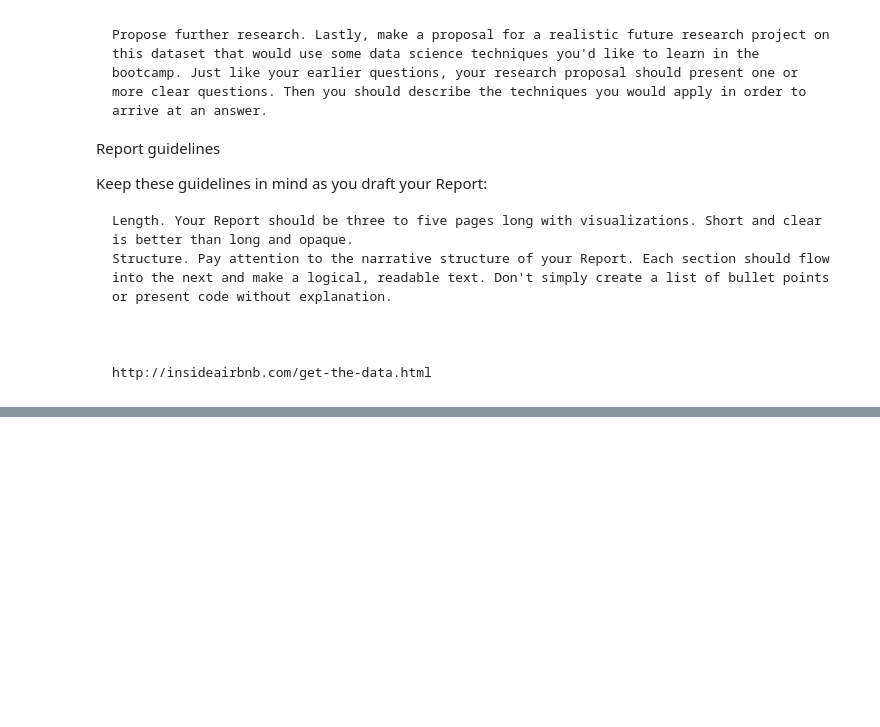
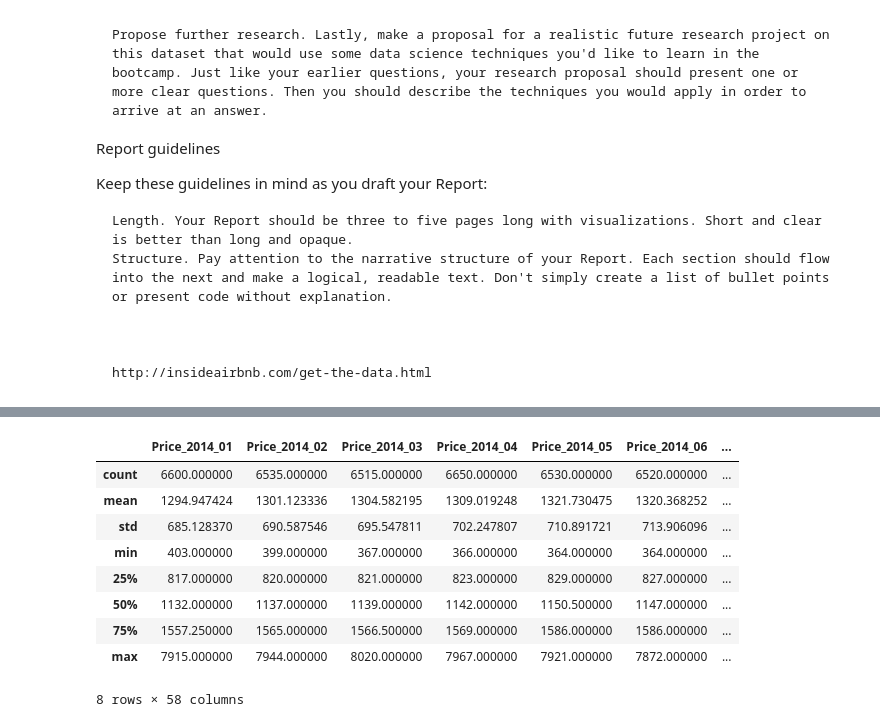
Before and after one commit to mahmoudheshmat/learn-datascience, a Jupyter notebook: Fundamentals/4.2.2 Analytic Report and Research Proposal - airbnb.ipynb, the cells around one changed output, grey strips where cells are left out. Cells and saved outputs as stored; diff of their text form; code cells hidden in the pictures; blank space fills up the shorter version.

```diff
--- a/Fundamentals/4.2.2 Analytic Report and Research Proposal - airbnb.ipynb
+++ b/Fundamentals/4.2.2 Analytic Report and Research Proposal - airbnb.ipynb
@@ -27,0 +48,15 @@ import scipy.stats as stats
+# %%
+portland_rent = rent[rent['Location'] == 'Portland, OR']
+portland_rent.head()
+portland_rent.describe()
+# %% [output]
+|  | Price_2014_01 | Price_2014_02 | Price_2014_03 | Price_2014_04 | Price_2014_05 | Price_2014_06 | ... |
+| count | 6600.000000 | 6535.000000 | 6515.000000 | 6650.000000 | 6530.000000 | 6520.000000 | ... |
+| mean | 1294.947424 | 1301.123336 | 1304.582195 | 1309.019248 | 1321.730475 | 1320.368252 | ... |
+| std | 685.128370 | 690.587546 | 695.547811 | 702.247807 | 710.891721 | 713.906096 | ... |
+| min | 403.000000 | 399.000000 | 367.000000 | 366.000000 | 364.000000 | 364.000000 | ... |
+| 25% | 817.000000 | 820.000000 | 821.000000 | 823.000000 | 829.000000 | 827.000000 | ... |
+| 50% | 1132.000000 | 1137.000000 | 1139.000000 | 1142.000000 | 1150.500000 | 1147.000000 | ... |
+| 75% | 1557.250000 | 1565.000000 | 1566.500000 | 1569.000000 | 1586.000000 | 1586.000000 | ... |
+| max | 7915.000000 | 7944.000000 | 8020.000000 | 7967.000000 | 7921.000000 | 7872.000000 | ... |
+8 rows × 58 columns
```
Also changed, not shown: parts of 13 cells of this notebook, 5 other files.
